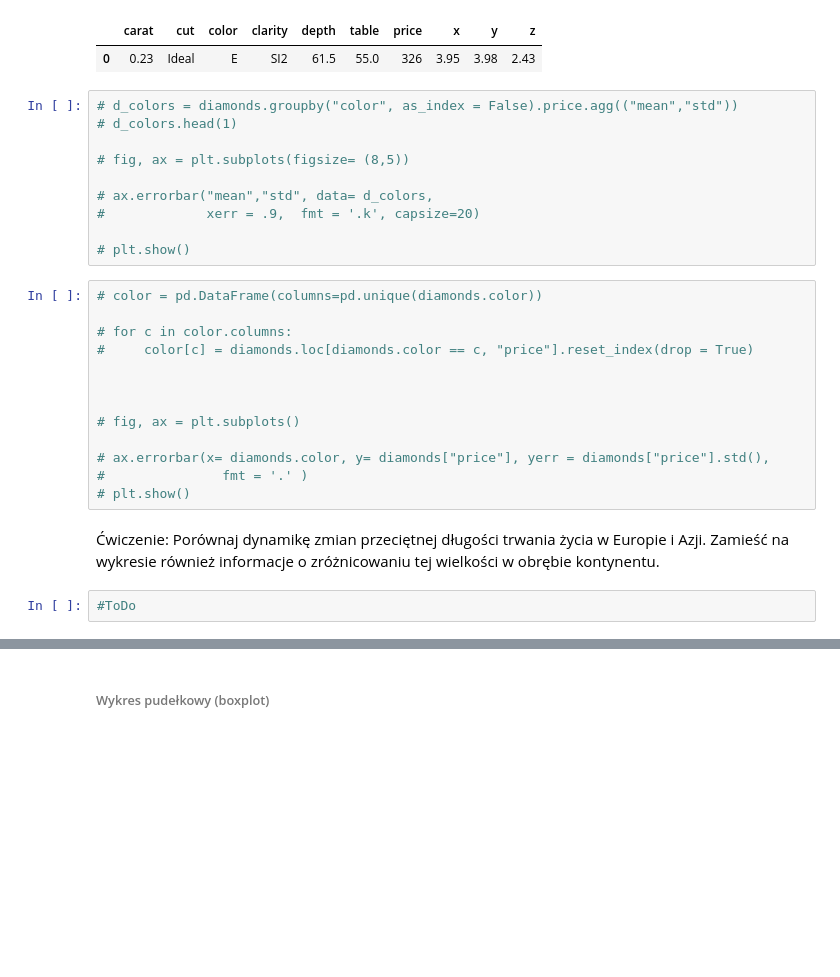
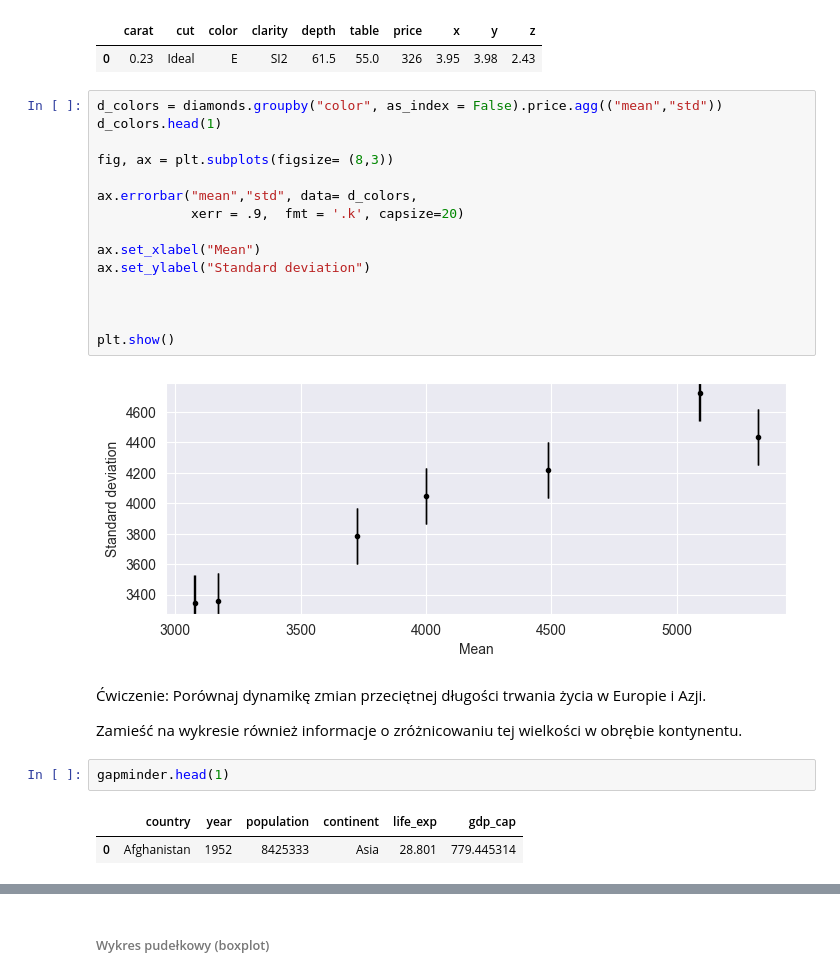
Before and after one commit to Alexa9der/Szkolenie_SDA, a Jupyter notebook: Wizualizacja_danych/prezentacja/Wizualizacja_danych.ipynb, the cells around one changed output, grey strips where cells are left out. Saved outputs shown, nothing was run; the diff lists cells and outputs as text; blank space fills up the shorter version.

```diff
--- a/Wizualizacja_danych/prezentacja/Wizualizacja_danych.ipynb
+++ b/Wizualizacja_danych/prezentacja/Wizualizacja_danych.ipynb
@@ -804,29 +788,28 @@ diamonds.head(1)
 |  | carat | cut | color | clarity | depth | table | price | x | y | z |
 | 0 | 0.23 | Ideal | E | SI2 | 61.5 | 55.0 | 326 | 3.95 | 3.98 | 2.43 |
 # %%
-# d_colors = diamonds.groupby("color", as_index = False).price.agg(("mean","std"))
-# d_colors.head(1)
+d_colors = diamonds.groupby("color", as_index = False).price.agg(("mean","std"))
+d_colors.head(1)
 
-# fig, ax = plt.subplots(figsize= (8,5))
+fig, ax = plt.subplots(figsize= (8,3))
 
-# ax.errorbar("mean","std", data= d_colors,
-#             xerr = .9,  fmt = '.k', capsize=20)
+ax.errorbar("mean","std", data= d_colors,
+            xerr = .9,  fmt = '.k', capsize=20)
 
-# plt.show()
+ax.set_xlabel("Mean")
+ax.set_ylabel("Standard deviation")
+
+
+
+plt.show()
+# %% [output]
+[figure, added]
-# %%
-# color = pd.DataFrame(columns=pd.unique(diamonds.color))
-
-# for c in color.columns:
-#     color[c] = diamonds.loc[diamonds.color == c, "price"].reset_index(drop = True)
-
-
-
-# fig, ax = plt.subplots()
-
-# ax.errorbar(x= diamonds.color, y= diamonds["price"], yerr = diamonds["price"].std(),
-#               fmt = '.' )
-# plt.show()
 # %% [markdown]
-Ćwiczenie: Porównaj dynamikę zmian przeciętnej długości trwania życia w Europie i Azji. Zamieść na wykresie również informacje o zróżnicowaniu tej wielkości w obrębie kontynentu.
+Ćwiczenie: Porównaj dynamikę zmian przeciętnej długości trwania życia w Europie i Azji.
+
+Zamieść na wykresie również informacje o zróżnicowaniu tej wielkości w obrębie kontynentu.
-# %%
-#ToDo
+# %%
+gapminder.head(1)
+# %% [output]
+|  | country | year | population | continent | life_exp | gdp_cap |
+| 0 | Afghanistan | 1952 | 8425333 | Asia | 28.801 | 779.445314 |
```
Also changed, not shown: parts of 36 cells of this notebook, 4 other files.
